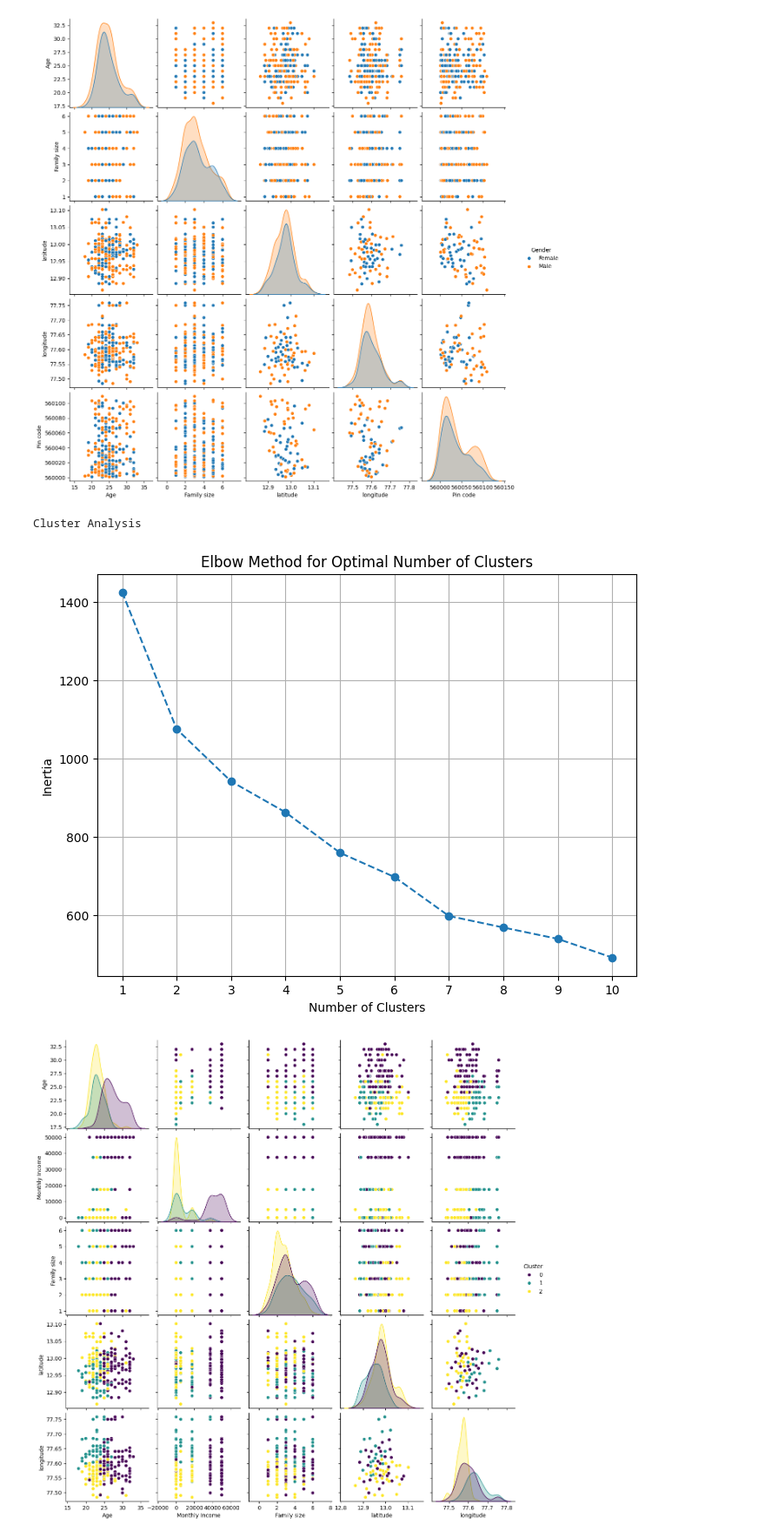
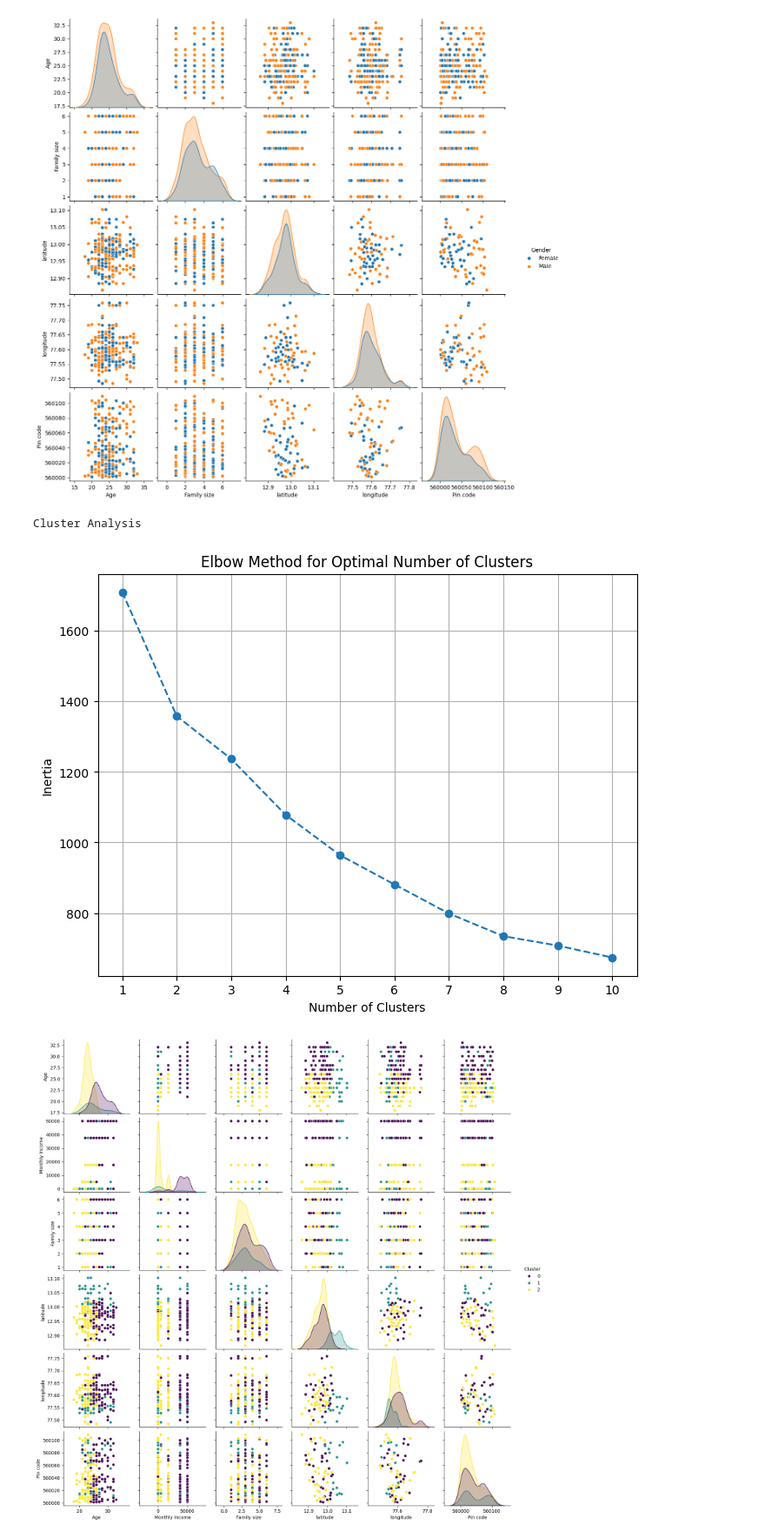
Before and after one commit to ChiaHouTan/Data-Analysis-Visualisation-CA1, a Jupyter notebook: Data_Analysis&Visualisation_CA1.ipynb, the cells around one changed output. Shown at 87% size. Drawn from its saved outputs; the diff is of its cells as text; code cells hidden in the pictures.

```diff
--- a/Data_Analysis&Visualisation_CA1.ipynb
+++ b/Data_Analysis&Visualisation_CA1.ipynb
@@ -436,7 +438,8 @@ plt.show()
 [figure]
 # %%
 print("Cluster Analysis")
-features = ['Age', 'Monthly Income', 'Family size', 'latitude', 'longitude']
+#Normalization
+features = ['Age', 'Monthly Income', 'Family size', 'latitude', 'longitude', 'Pin code']
 
 # Standardize the features
 scaler = StandardScaler()
@@ -444,32 +447,32 @@ scaled_features = scaler.fit_transform(table_d[features])
 
 # Determine the optimal number of clusters using the elbow method
 inertia = []
 for k in range(1, 11):
     kmeans = KMeans(n_clusters=k, random_state=42)
     kmeans.fit(scaled_features)
     inertia.append(kmeans.inertia_)
 
 # Plot the elbow curve
 plt.figure(figsize=(8, 6))
 plt.plot(range(1, 11), inertia, marker='o', linestyle='--')
 plt.xlabel('Number of Clusters')
 plt.ylabel('Inertia')
 plt.title('Elbow Method for Optimal Number of Clusters')
 plt.xticks(range(1, 11))
 plt.grid(True)
 plt.show()
 
 # Based on the elbow method, choose the optimal number of clusters
 n_clusters = 3  # Adjust as needed
 
 # Perform K-means clustering
 kmeans = KMeans(n_clusters=n_clusters, random_state=42)
 table_d['Cluster'] = kmeans.fit_predict(scaled_features)
 
 # Visualize the clusters
 sns.pairplot(table_d, hue='Cluster', vars=features, palette='viridis')
 plt.show()
 # %% [output]
 Cluster Analysis
-[figure, old version]
+[figure, new version]
-[figure, old version]
+[figure, new version]
```
Also changed, not shown: parts of 6 cells of this notebook.
